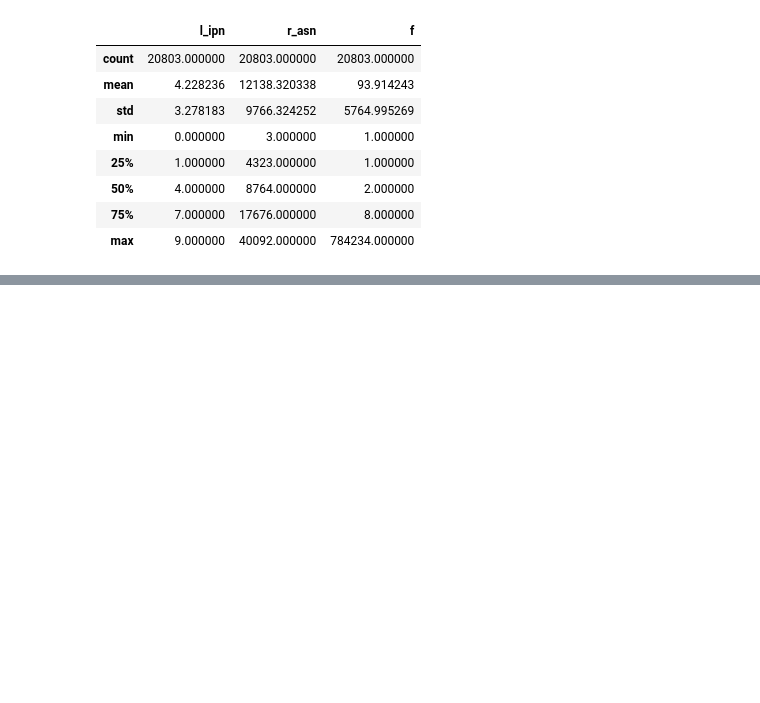
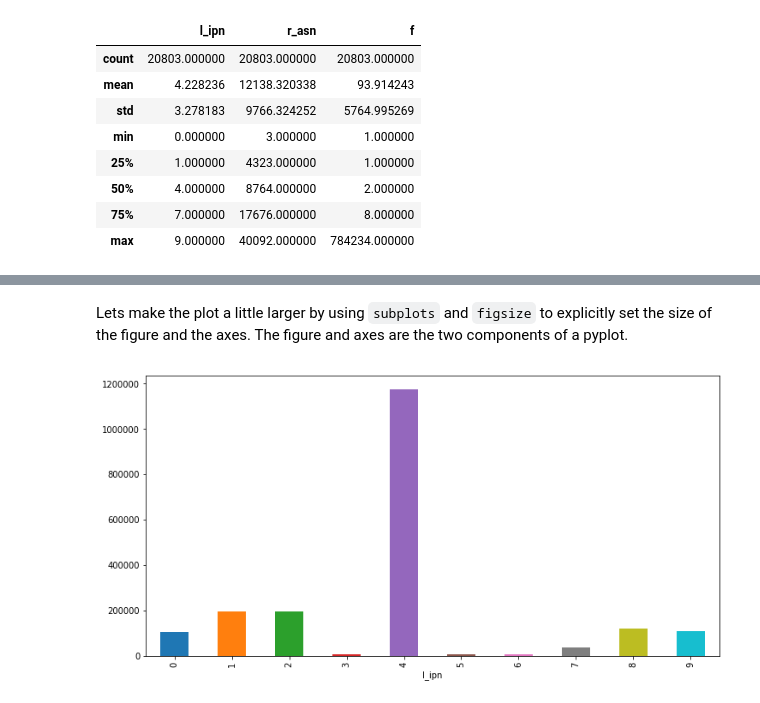
Before and after one commit to fargetan/ASO_100, a Jupyter notebook: Descriptive Analytics PE.ipynb, the cells around one changed output, grey strips where cells are left out. Cells and saved outputs as stored; diff of their text form; code cells hidden in the pictures; blank space fills up the shorter version.

```diff
--- a/Descriptive Analytics PE.ipynb
+++ b/Descriptive Analytics PE.ipynb
@@ -54,0 +361,8 @@ dta.describe()
+# %% [markdown]
+Lets make the plot a little larger by using `subplots` and `figsize` to explicitly set the size of the figure and the axes. The figure and axes are the two components of a pyplot.
+# %%
+fig, ax = plt.subplots(figsize=(12, 6))
+
+ax = (dta.groupby('l_ipn').f.sum().plot.bar())
+# %% [output]
+[figure, added]
```
Also changed, not shown: parts of 56 cells of this notebook.
